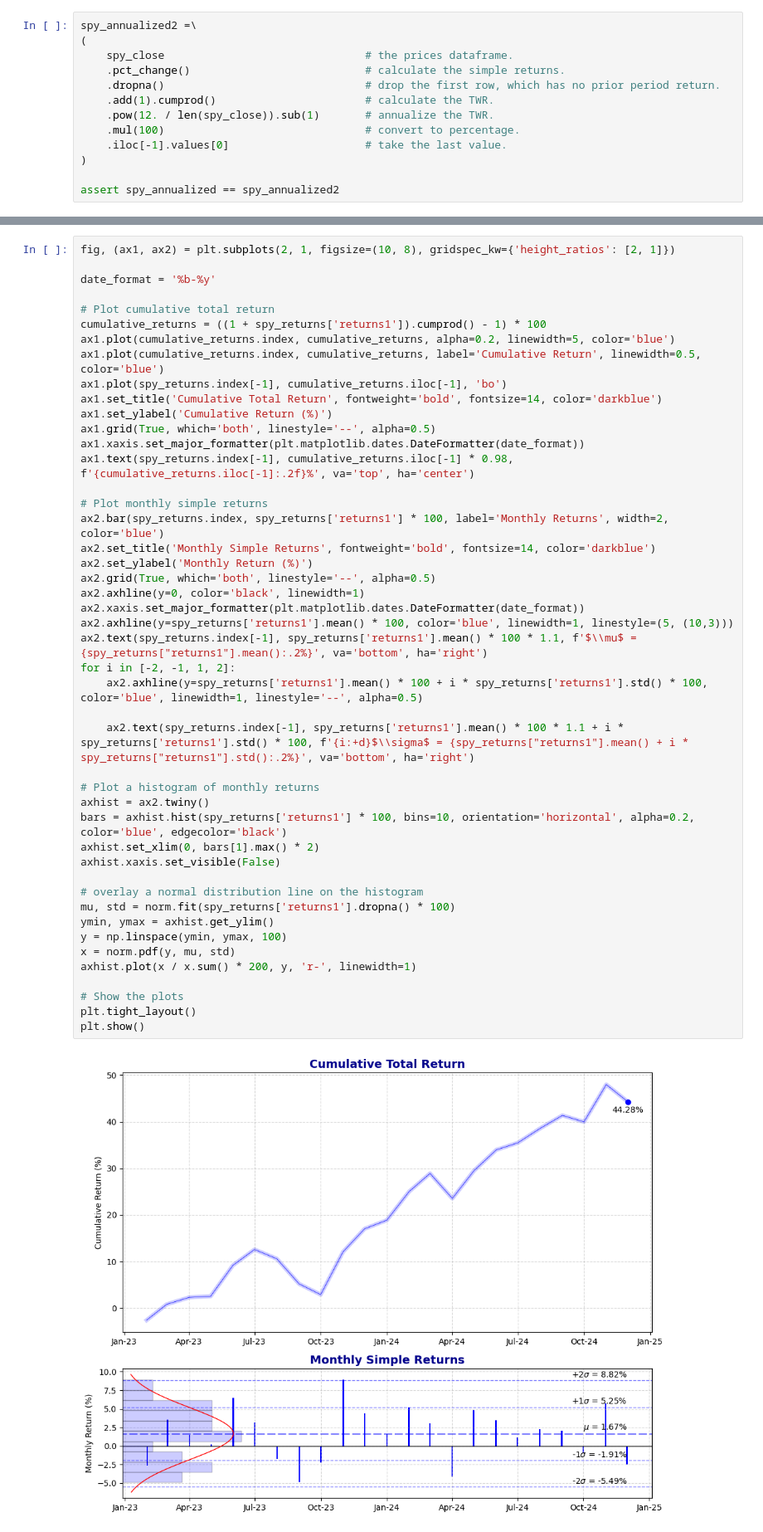
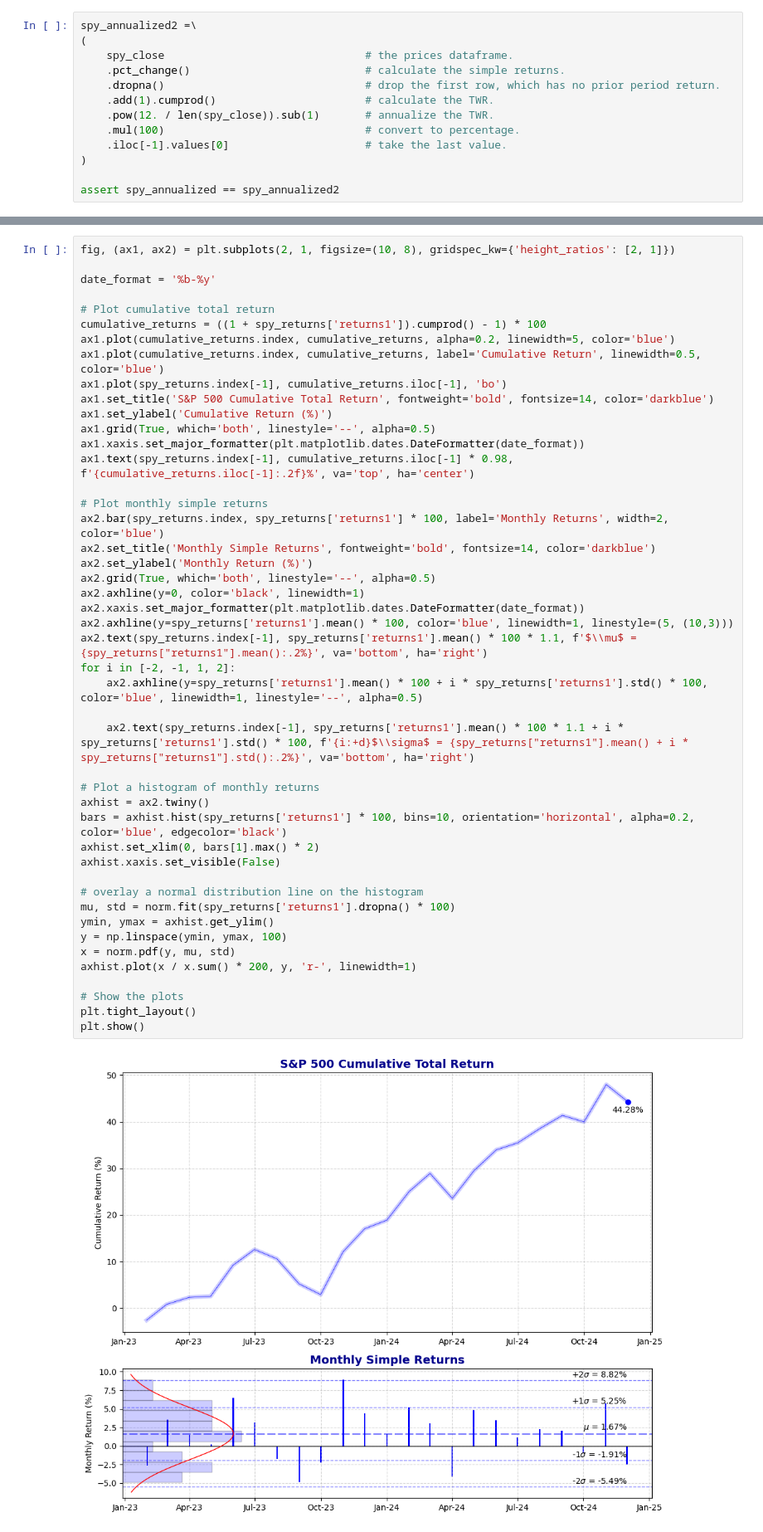
Before and after one commit to rtrimble13/tb-notebooks, a Jupyter notebook: src/twr.ipynb, the cells around one changed output, grey strips where cells are left out. Shown: that part at 83% size. Saved outputs shown, nothing was run; the diff lists cells and outputs as text.

```diff
--- a/src/twr.ipynb
+++ b/src/twr.ipynb
@@ -161,7 +167,7 @@ cumulative_returns = ((1 + spy_returns['returns1']).cumprod() - 1) * 100
 ax1.plot(cumulative_returns.index, cumulative_returns, alpha=0.2, linewidth=5, color='blue')
 ax1.plot(cumulative_returns.index, cumulative_returns, label='Cumulative Return', linewidth=0.5, color='blue')
 ax1.plot(spy_returns.index[-1], cumulative_returns.iloc[-1], 'bo')
-ax1.set_title('Cumulative Total Return', fontweight='bold', fontsize=14, color='darkblue')
+ax1.set_title('S&P 500 Cumulative Total Return', fontweight='bold', fontsize=14, color='darkblue')
 ax1.set_ylabel('Cumulative Return (%)')
 ax1.grid(True, which='both', linestyle='--', alpha=0.5)
 ax1.xaxis.set_major_formatter(plt.matplotlib.dates.DateFormatter(date_format))
@@ -171,31 +177,31 @@ ax1.text(spy_returns.index[-1], cumulative_returns.iloc[-1] * 0.98, f'{cumulativ
 ax2.bar(spy_returns.index, spy_returns['returns1'] * 100, label='Monthly Returns', width=2, color='blue')
 ax2.set_title('Monthly Simple Returns', fontweight='bold', fontsize=14, color='darkblue')
 ax2.set_ylabel('Monthly Return (%)')
 ax2.grid(True, which='both', linestyle='--', alpha=0.5)
 ax2.axhline(y=0, color='black', linewidth=1)
 ax2.xaxis.set_major_formatter(plt.matplotlib.dates.DateFormatter(date_format))
 ax2.axhline(y=spy_returns['returns1'].mean() * 100, color='blue', linewidth=1, linestyle=(5, (10,3)))
 ax2.text(spy_returns.index[-1], spy_returns['returns1'].mean() * 100 * 1.1, f'$\\mu$ = {spy_returns["returns1"].mean():.2%}', va='bottom', ha='right')
 for i in [-2, -1, 1, 2]:
     ax2.axhline(y=spy_returns['returns1'].mean() * 100 + i * spy_returns['returns1'].std() * 100, color='blue', linewidth=1, linestyle='--', alpha=0.5)
 
     ax2.text(spy_returns.index[-1], spy_returns['returns1'].mean() * 100 * 1.1 + i * spy_returns['returns1'].std() * 100, f'{i:+d}$\\sigma$ = {spy_returns["returns1"].mean() + i * spy_returns["returns1"].std():.2%}', va='bottom', ha='right')
 
 # Plot a histogram of monthly returns
 axhist = ax2.twiny()
 bars = axhist.hist(spy_returns['returns1'] * 100, bins=10, orientation='horizontal', alpha=0.2, color='blue', edgecolor='black')
 axhist.set_xlim(0, bars[1].max() * 2)
 axhist.xaxis.set_visible(False)
 
 # overlay a normal distribution line on the histogram
 mu, std = norm.fit(spy_returns['returns1'].dropna() * 100)
 ymin, ymax = axhist.get_ylim()
 y = np.linspace(ymin, ymax, 100)
 x = norm.pdf(y, mu, std)
 axhist.plot(x / x.sum() * 200, y, 'r-', linewidth=1)
 
 # Show the plots
 plt.tight_layout()
 plt.show()
 # %% [output]
-[figure, old version]
+[figure, new version]
```
Also changed, not shown: parts of 3 cells of this notebook.
